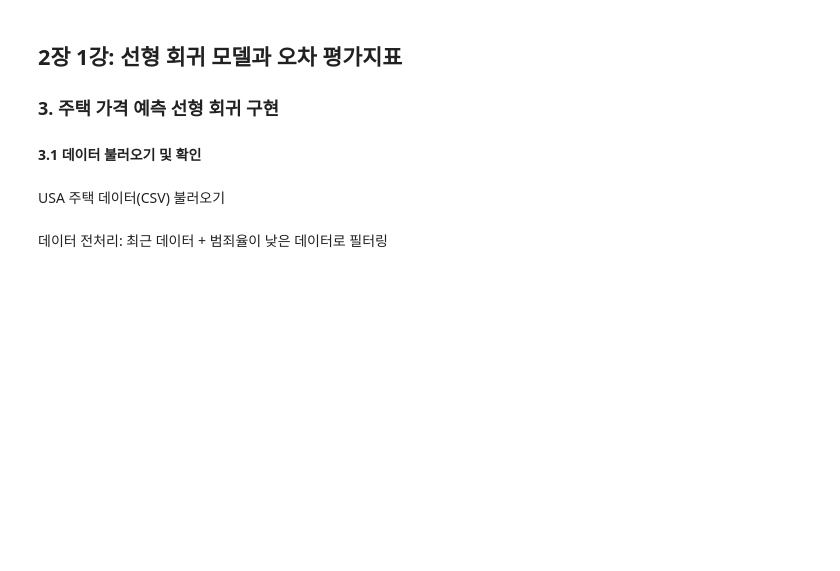
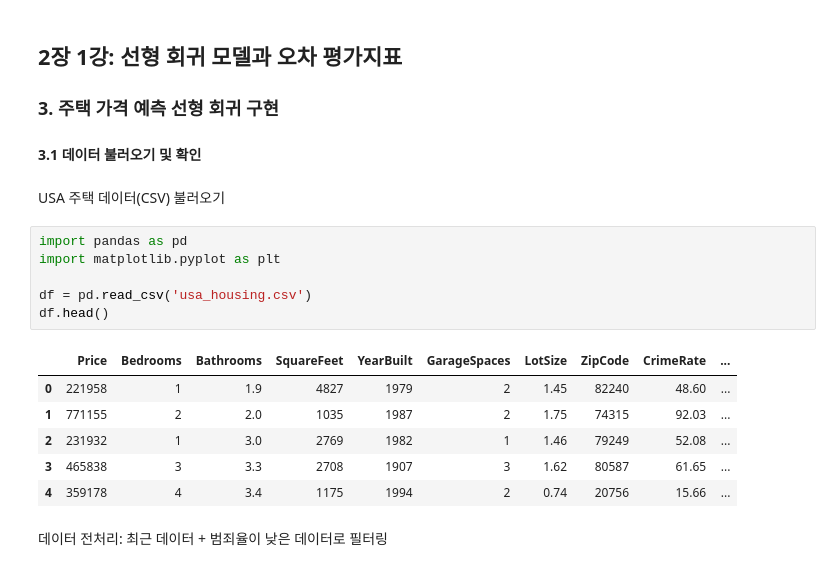
Before and after one commit to yonggyo1125/ax_study, a Jupyter notebook: 04_MACHINE_LEARNING/src/04_machine_learning/chapter02/01.ipynb, the cells around one changed output. Drawn from its saved outputs; the diff is of its cells as text; blank space fills up the shorter version.

```diff
--- a/04_MACHINE_LEARNING/src/04_machine_learning/chapter02/01.ipynb
+++ b/04_MACHINE_LEARNING/src/04_machine_learning/chapter02/01.ipynb
@@ -4,5 +4,18 @@
 #### 3.1 데이터 불러오기 및 확인
 # %% [markdown]
 USA 주택 데이터(CSV) 불러오기
+# %%
+import pandas as pd
+import matplotlib.pyplot as plt
+
+df = pd.read_csv('usa_housing.csv')
+df.head()
+# %% [output]
+|  | Price | Bedrooms | Bathrooms | SquareFeet | YearBuilt | GarageSpaces | LotSize | ZipCode | CrimeRate | ... |
+| 0 | 221958 | 1 | 1.9 | 4827 | 1979 | 2 | 1.45 | 82240 | 48.60 | ... |
+| 1 | 771155 | 2 | 2.0 | 1035 | 1987 | 2 | 1.75 | 74315 | 92.03 | ... |
+| 2 | 231932 | 1 | 3.0 | 2769 | 1982 | 1 | 1.46 | 79249 | 52.08 | ... |
+| 3 | 465838 | 3 | 3.3 | 2708 | 1907 | 3 | 1.62 | 80587 | 61.65 | ... |
+| 4 | 359178 | 4 | 3.4 | 1175 | 1994 | 2 | 0.74 | 20756 | 15.66 | ... |
 # %% [markdown]
 데이터 전처리: 최근 데이터 + 범죄율이 낮은 데이터로 필터링
```
Also changed, not shown: parts of 9 cells of this notebook, 2 other files.
